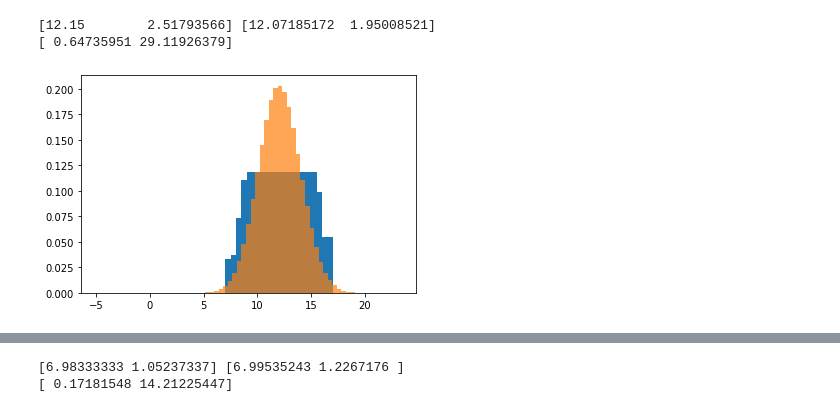
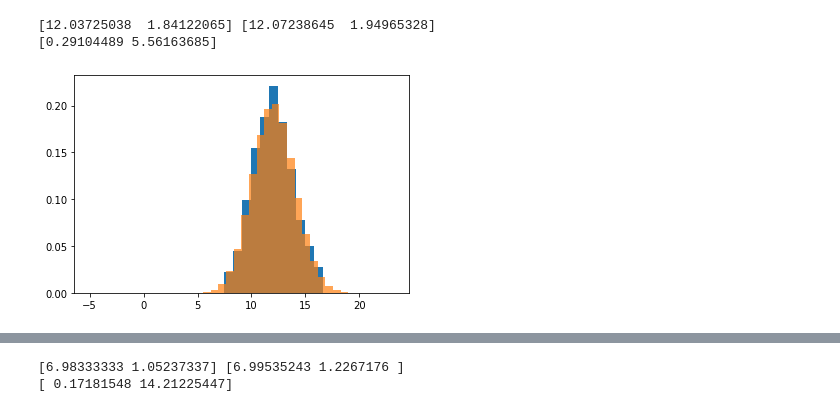
Before and after one commit to bosakad/SSTA-via-GP, a Jupyter notebook: gateSizing/unaryTesting.ipynb, the cells around one changed output, grey strips where cells are left out. Saved outputs shown, nothing was run; the diff lists cells and outputs as text; code cells hidden in the pictures.

```diff
--- a/gateSizing/unaryTesting.ipynb
+++ b/gateSizing/unaryTesting.ipynb
@@ -73,21 +79,21 @@ def testMax(numberOfBins, numberOfUnaries):
 # %%
 # test max as wanted
 
-numberOfBins = 50
-numberOfUnaries = 60
+numberOfBins = 30
+numberOfUnaries = 40
 
 actual, desired = testMax(numberOfBins, numberOfUnaries)
 
 MAPE = 100 * np.abs((actual - desired) / desired)
 
 
 
 print(actual, desired)
 print(MAPE)
 # %% [output]
-[12.15        2.51793566] [12.07185172  1.95008521]
-[ 0.64735951 29.11926379]
+[12.03725038  1.84122065] [12.07238645  1.94965328]
+[0.29104489 5.56163685]
-[figure, old version]
+[figure, new version]
 # %%
 # test mean computation
 
```
Also changed, not shown: parts of 4 cells of this notebook, 2 other files.
